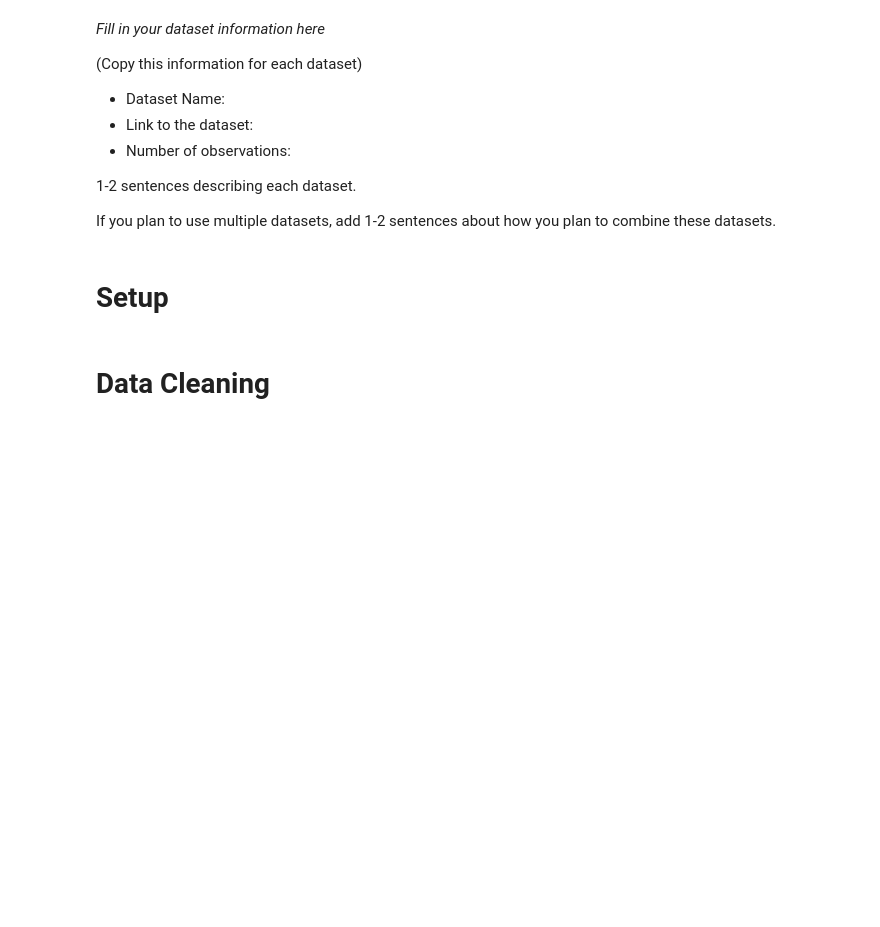
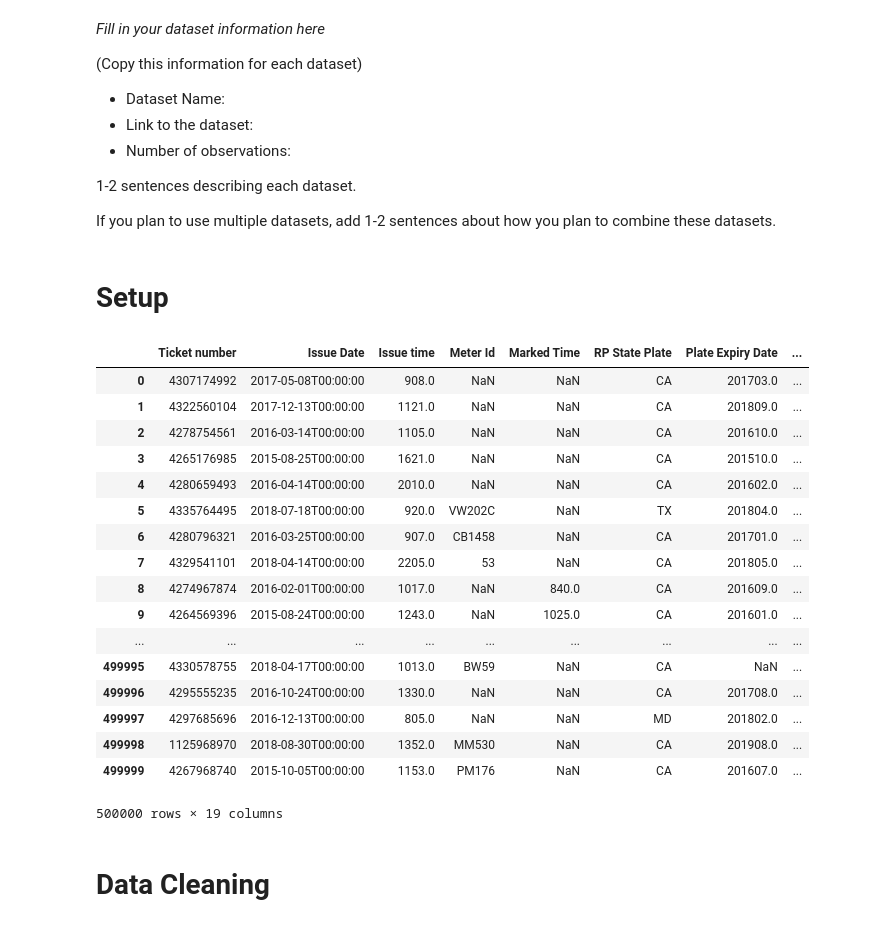
Before and after one commit to krandapus/Projects, a Jupyter notebook: FinalProject.ipynb, the cells around one changed output. Saved outputs shown, nothing was run; the diff lists cells and outputs as text; code cells hidden in the pictures; blank space fills up the shorter version.

```diff
--- a/FinalProject.ipynb
+++ b/FinalProject.ipynb
@@ -56,3 +98,26 @@ import pandas as pd
+# %%
+# reads csv into df
+cit_df = pd.read_csv("500000-rand-parking-citations.csv")
+cit_df
+# %% [output]
+|  | Ticket number | Issue Date | Issue time | Meter Id | Marked Time | RP State Plate | Plate Expiry Date | ... |
+| 0 | 4307174992 | 2017-05-08T00:00:00 | 908.0 | NaN | NaN | CA | 201703.0 | ... |
+| 1 | 4322560104 | 2017-12-13T00:00:00 | 1121.0 | NaN | NaN | CA | 201809.0 | ... |
+| 2 | 4278754561 | 2016-03-14T00:00:00 | 1105.0 | NaN | NaN | CA | 201610.0 | ... |
+| 3 | 4265176985 | 2015-08-25T00:00:00 | 1621.0 | NaN | NaN | CA | 201510.0 | ... |
+| 4 | 4280659493 | 2016-04-14T00:00:00 | 2010.0 | NaN | NaN | CA | 201602.0 | ... |
+| 5 | 4335764495 | 2018-07-18T00:00:00 | 920.0 | VW202C | NaN | TX | 201804.0 | ... |
+| 6 | 4280796321 | 2016-03-25T00:00:00 | 907.0 | CB1458 | NaN | CA | 201701.0 | ... |
+| 7 | 4329541101 | 2018-04-14T00:00:00 | 2205.0 | 53 | NaN | CA | 201805.0 | ... |
+| 8 | 4274967874 | 2016-02-01T00:00:00 | 1017.0 | NaN | 840.0 | CA | 201609.0 | ... |
+| 9 | 4264569396 | 2015-08-24T00:00:00 | 1243.0 | NaN | 1025.0 | CA | 201601.0 | ... |
+| ... | ... | ... | ... | ... | ... | ... | ... | ... |
+| 499995 | 4330578755 | 2018-04-17T00:00:00 | 1013.0 | BW59 | NaN | CA | NaN | ... |
+| 499996 | 4295555235 | 2016-10-24T00:00:00 | 1330.0 | NaN | NaN | CA | 201708.0 | ... |
+| 499997 | 4297685696 | 2016-12-13T00:00:00 | 805.0 | NaN | NaN | MD | 201802.0 | ... |
+| 499998 | 1125968970 | 2018-08-30T00:00:00 | 1352.0 | MM530 | NaN | CA | 201908.0 | ... |
+| 499999 | 4267968740 | 2015-10-05T00:00:00 | 1153.0 | PM176 | NaN | CA | 201607.0 | ... |
+500000 rows × 19 columns
 # %% [markdown]
 # Data Cleaning
 # %% [markdown]
```
Also changed, not shown: parts of 6 cells of this notebook, 1 other file.
